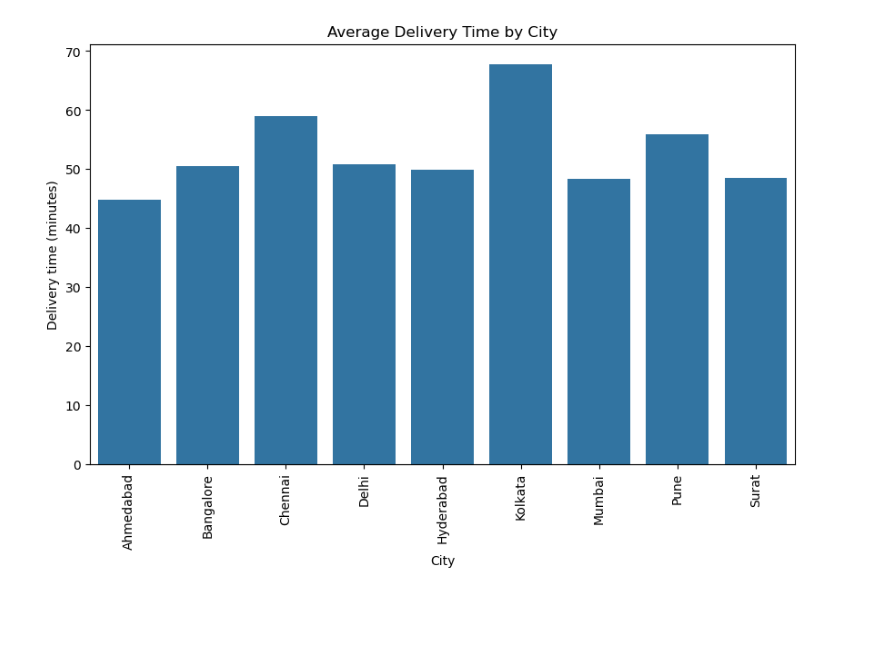
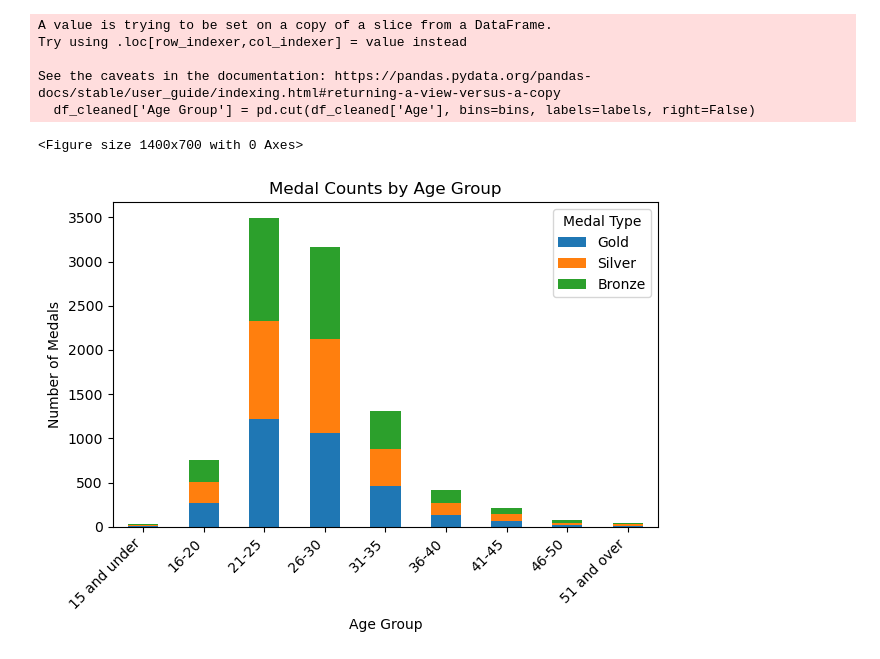
Before and after one commit to TimLinkous/DataAnalysis, a Jupyter notebook: Untitled.ipynb, the cells around one changed output. Saved outputs shown, nothing was run; the diff lists cells and outputs as text; code cells hidden in the pictures; blank space fills up the shorter version.

Commit message:
reviewed and charted some restaurant & Olympic data

```diff
--- a/Untitled.ipynb
+++ b/Untitled.ipynb
@@ -21,10 +7,9 @@ Note: you may need to restart the kernel to use updated packages.
 import pandas as pd
 import matplotlib.pyplot as plt
 import seaborn as sns
+import squarify
 
-
-
-df = pd.read_csv('swiggy.csv')
+df = pd.read_csv('dataset_olympics.csv')
 
 df.info()
 # %% [output]
@@ -107,13 +33,29 @@ plt.show()
-# %%
-#Avg Deliverytime by City
-city_delivery_time = df.groupby('City')['Delivery time'].mean().reset_index()
-
-plt.figure(figsize=(10,6))
-sns.barplot(x='City', y='Delivery time', data=city_delivery_time, errorbar=None)
-plt.xticks(rotation=90)
-plt.title('Average Delivery Time by City')
-plt.xlabel('City')
-plt.ylabel('Delivery time (minutes)')
-plt.show()
-# %% [output]
-[figure, removed]
+# %%
+df_cleaned = df.dropna(subset=['Age', 'Medal'])
+
+bins = [0, 15, 20, 25, 30, 35, 40, 45, 50, 100]
+labels = ['15 and under', '16-20', '21-25', '26-30', '31-35', '36-40', '41-45', '46-50', '51 and over']
+df_cleaned['Age Group'] = pd.cut(df_cleaned['Age'], bins=bins, labels=labels, right=False)
+
+medal_count_by_age = df_cleaned.pivot_table(index='Age Group', columns='Medal', aggfunc='size', fill_value=0)
+
+medal_count_by_age = medal_count_by_age[['Gold', 'Silver', 'Bronze']]
+
+plt.figure(figsize=(14,7))
+medal_count_by_age.plot(kind='bar', stacked=True)
+plt.title('Medal Counts by Age Group')
+plt.xlabel('Age Group')
+plt.ylabel('Number of Medals')
+plt.legend(title='Medal Type')
+
+plt.xticks(rotation=45, ha='right', fontsize=10)
+plt.tight_layout()
+plt.show()
+# %% [output]
+A value is trying to be set on a copy of a slice from a DataFrame.
+Try using .loc[row_indexer,col_indexer] = value instead
+
+See the caveats in the documentation: https://pandas.pydata.org/pandas-docs/stable/user_guide/indexing.html#returning-a-view-versus-a-copy
+  df_cleaned['Age Group'] = pd.cut(df_cleaned['Age'], bins=bins, labels=labels, right=False)
+<Figure size 1400x700 with 0 Axes>
+[figure, added]
```
Also changed, not shown: parts of 12 cells of this notebook, 3 other files.
